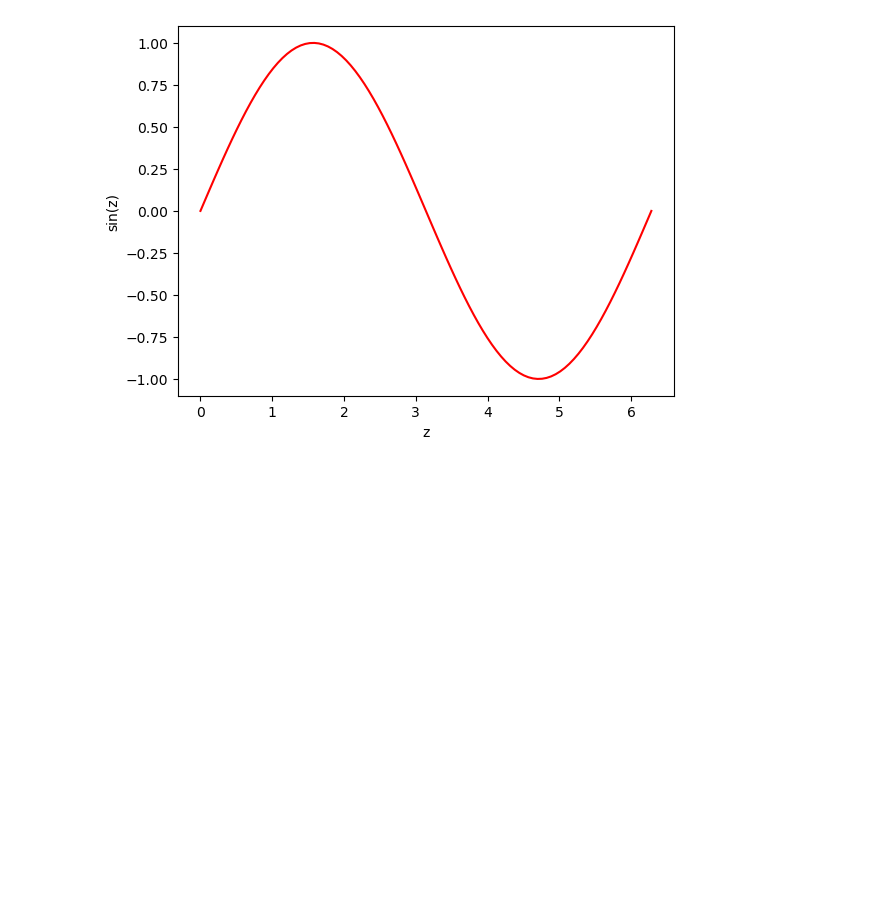
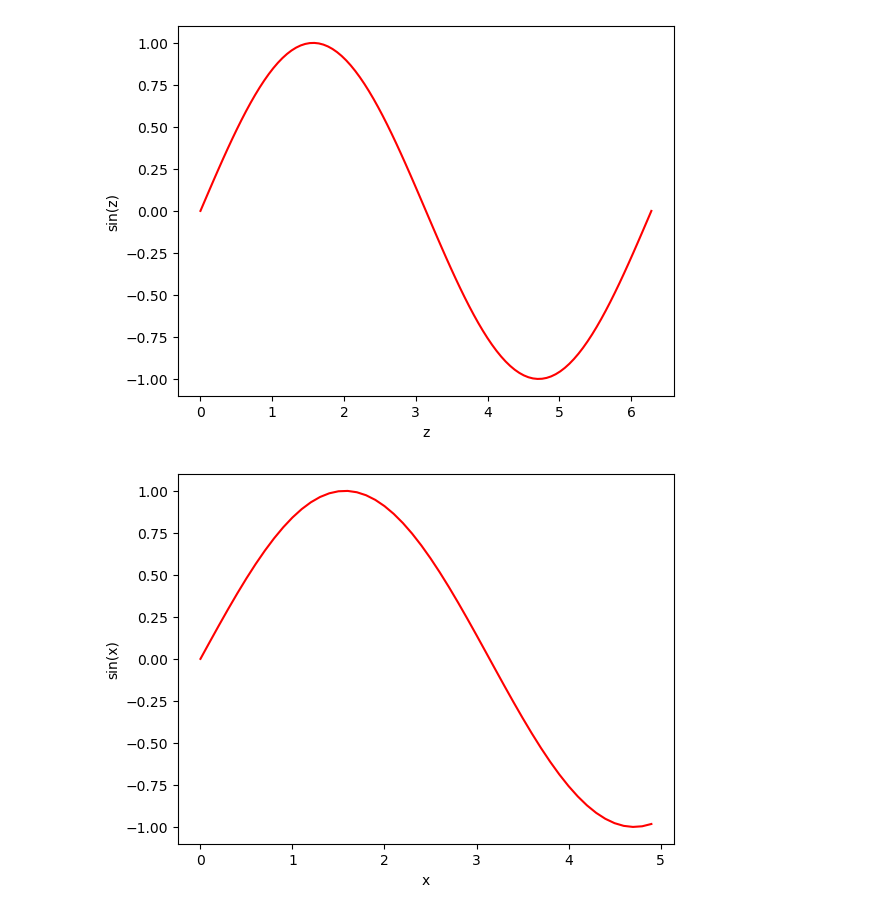
Before and after one commit to pdobbins23/astr-19, a Jupyter notebook: my_first_jupyter_notebook.ipynb, the cells around one changed output. Drawn from its saved outputs; the diff is of its cells as text; code cells hidden in the pictures; blank space fills up the shorter version.

```diff
--- a/my_first_jupyter_notebook.ipynb
+++ b/my_first_jupyter_notebook.ipynb
@@ -14,3 +14,14 @@ plt.ylabel("sin(z)")
 # %% [output]
 Text(0, 0.5, 'sin(z)')
 [figure]
+# %%
+x = np.arange(0, 5, 0.1)
+y = np.sin(x)
+
+plt.plot(x, y, color="red")
+plt.xlabel("x")
+plt.ylabel("sin(x)")
+
+plt.savefig("sinx.png", bbox_inches="tight", dpi=600)
+# %% [output]
+[figure, added]
```
Also changed, not shown: parts of 1 cell of this notebook, 5 other files.
